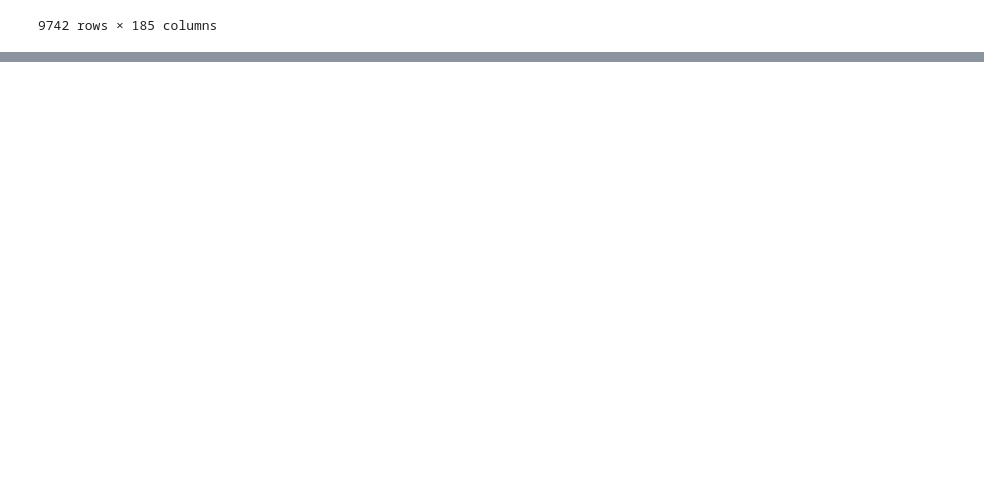
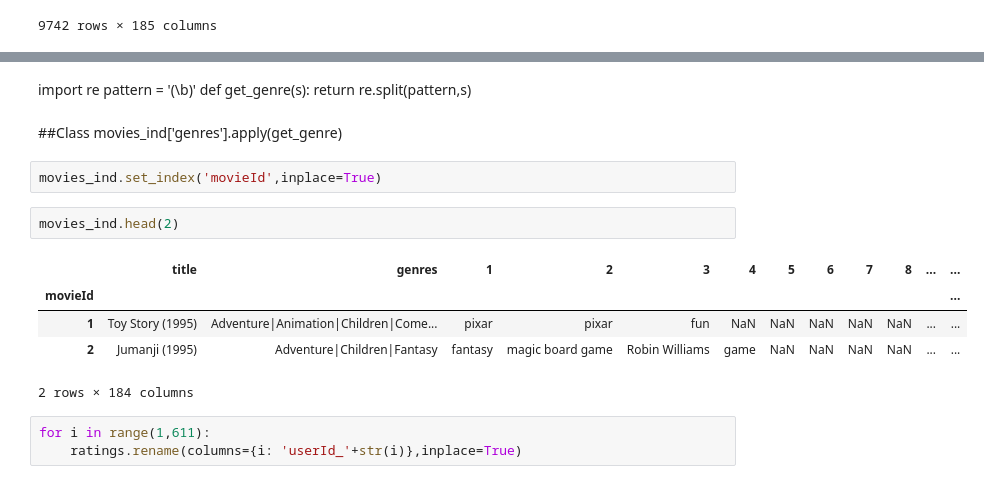
Before and after one commit to julian801/JC_Movie_Recommender, a Jupyter notebook: JC_Movie_Recommender_GBM.ipynb, the cells around one changed output, grey strips where cells are left out. Drawn from its saved outputs; the diff is of its cells as text; blank space fills up the shorter version.

```diff
--- a/JC_Movie_Recommender_GBM.ipynb
+++ b/JC_Movie_Recommender_GBM.ipynb
@@ -265,0 +226,21 @@ SyntaxError: invalid syntax (<ipython-input-4-cf7f41e9cf99>, line 3)
+# %% [markdown]
+import re
+pattern = '(\b)'
+def get_genre(s):
+   return re.split(pattern,s)
+# %% [markdown]
+##Class
+movies_ind['genres'].apply(get_genre)
+# %%
+movies_ind.set_index('movieId',inplace=True)
+# %%
+movies_ind.head(2)
+# %% [output]
+|  | title | genres | 1 | 2 | 3 | 4 | 5 | 6 | 7 | 8 | ... | ... |
+| movieId |  |  |  |  |  |  |  |  |  |  |  | ... |
+| 1 | Toy Story (1995) | Adventure|Animation|Children|Come... | pixar | pixar | fun | NaN | NaN | NaN | NaN | NaN | ... | ... |
+| 2 | Jumanji (1995) | Adventure|Children|Fantasy | fantasy | magic board game | Robin Williams | game | NaN | NaN | NaN | NaN | ... | ... |
+2 rows × 184 columns
+# %%
+for i in range(1,611):
+    ratings.rename(columns={i: 'userId_'+str(i)},inplace=True)
```
Also changed, not shown: parts of 20 cells of this notebook.
